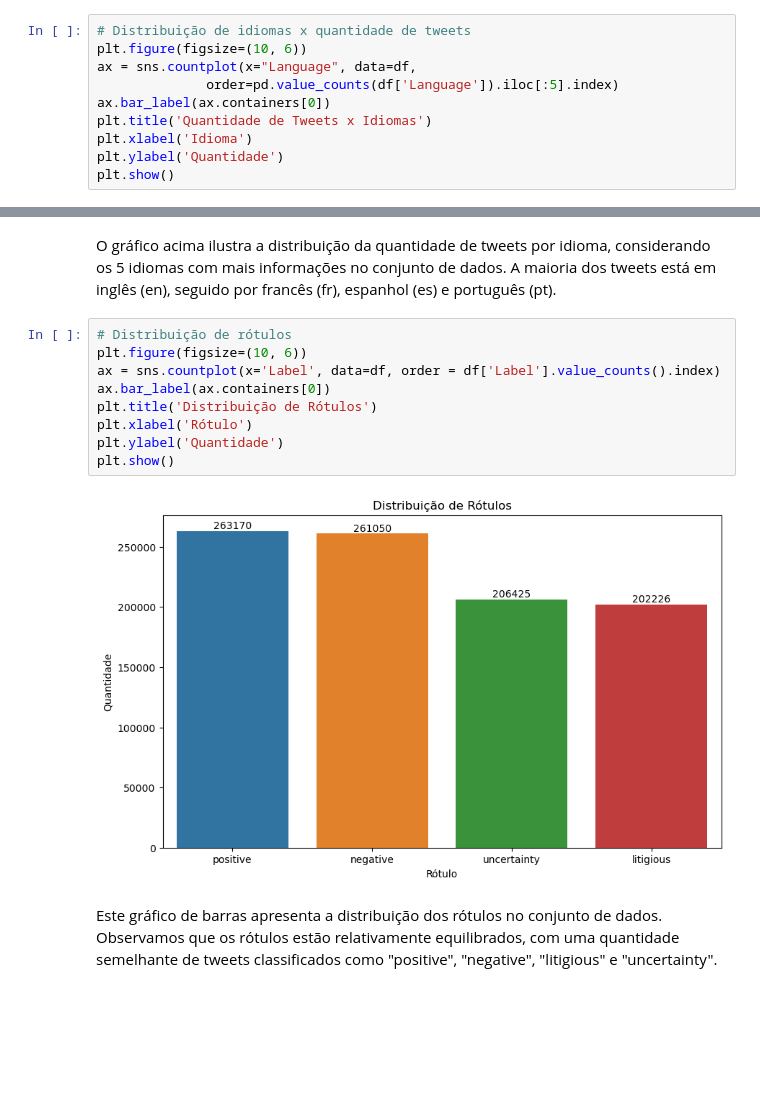
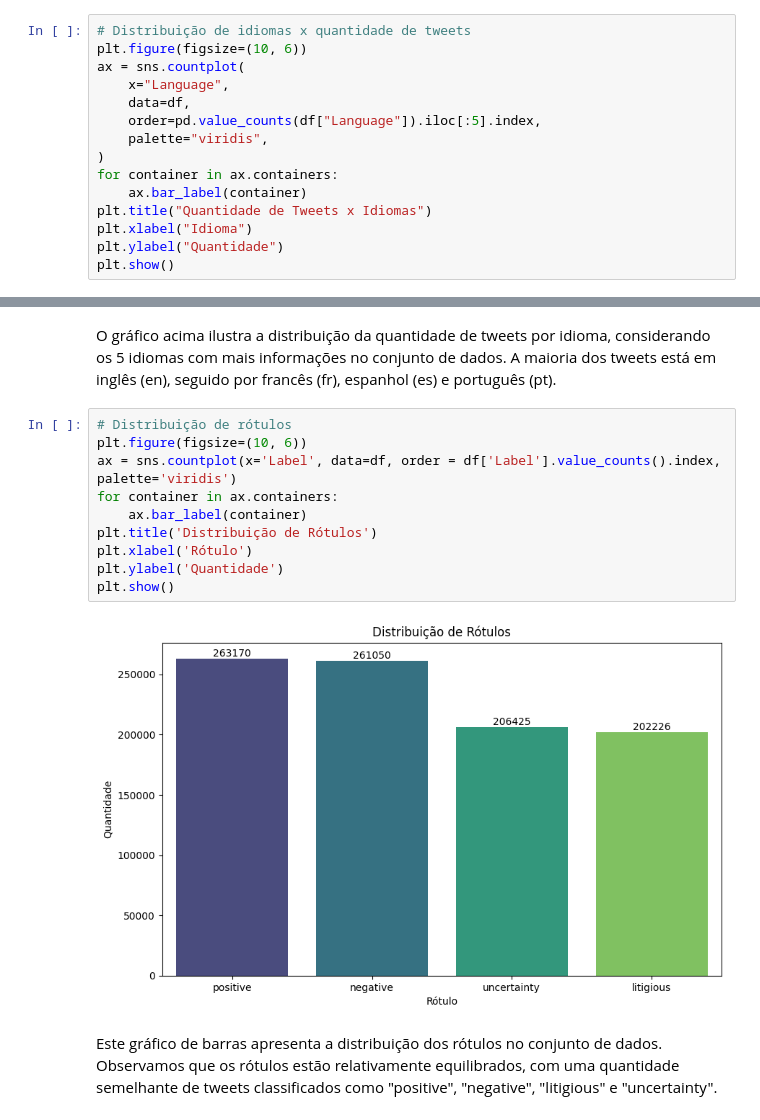
Before and after one commit to ICEI-PUC-Minas-PMV-SI/pmv-si-2024-1-pe7-t1-twittersentimentanalysis, a Jupyter notebook: src/00_EDA.ipynb, the cells around one changed output, grey strips where cells are left out. Saved outputs shown, nothing was run; the diff lists cells and outputs as text; blank space fills up the shorter version.

```diff
--- a/src/00_EDA.ipynb
+++ b/src/00_EDA.ipynb
@@ -144,11 +146,16 @@ Quantidade de Dados Faltantes por Coluna: {'Text': 0, 'Language': 0, 'Label': 0,
 # %%
 # Distribuição de idiomas x quantidade de tweets
 plt.figure(figsize=(10, 6))
-ax = sns.countplot(x="Language", data=df,
-              order=pd.value_counts(df['Language']).iloc[:5].index)
-ax.bar_label(ax.containers[0])
-plt.title('Quantidade de Tweets x Idiomas')
-plt.xlabel('Idioma')
-plt.ylabel('Quantidade')
+ax = sns.countplot(
+    x="Language",
+    data=df,
+    order=pd.value_counts(df["Language"]).iloc[:5].index,
+    palette="viridis",
+)
+for container in ax.containers:
+    ax.bar_label(container)
+plt.title("Quantidade de Tweets x Idiomas")
+plt.xlabel("Idioma")
+plt.ylabel("Quantidade")
 plt.show()
 # %% [output]
@@ -158,14 +165,15 @@ O gráfico acima ilustra a distribuição da quantidade de tweets por idioma, co
 # %%
 # Distribuição de rótulos
 plt.figure(figsize=(10, 6))
-ax = sns.countplot(x='Label', data=df, order = df['Label'].value_counts().index)
-ax.bar_label(ax.containers[0])
+ax = sns.countplot(x='Label', data=df, order = df['Label'].value_counts().index, palette='viridis')
+for container in ax.containers:
+    ax.bar_label(container)
 plt.title('Distribuição de Rótulos')
 plt.xlabel('Rótulo')
 plt.ylabel('Quantidade')
 plt.show()
 # %% [output]
-[figure, old version]
+[figure, new version]
 # %% [markdown]
 Este gráfico de barras apresenta a distribuição dos rótulos no conjunto de dados. Observamos que os rótulos estão relativamente equilibrados, com uma quantidade semelhante de tweets classificados como "positive", "negative", "litigious" e "uncertainty".
 # %% [markdown]
```
Also changed, not shown: parts of 40 cells of this notebook.
